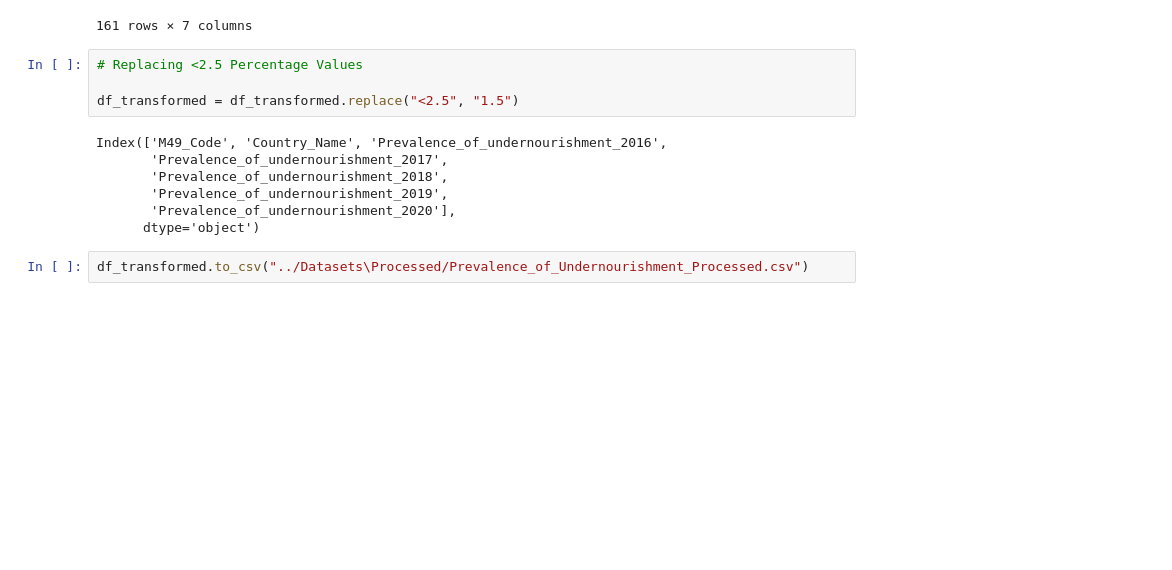
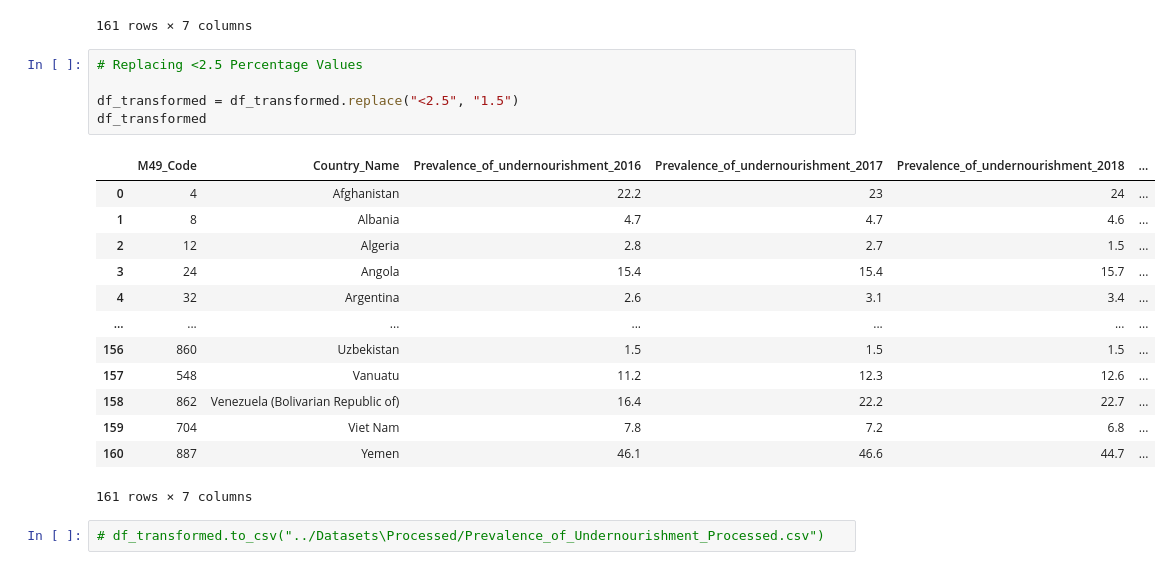
Before and after one commit to Sean2309/10.020_DataDrivenWorld_2D_Project-, a Jupyter notebook: EDA/prevalence_of_undernourishment.ipynb, the cells around one changed output. Cells and saved outputs as stored; diff of their text form; blank space fills up the shorter version.

```diff
--- a/EDA/prevalence_of_undernourishment.ipynb
+++ b/EDA/prevalence_of_undernourishment.ipynb
@@ -147,13 +147,21 @@ df_transformed
 # %%
 # Replacing <2.5 Percentage Values
 
 df_transformed = df_transformed.replace("<2.5", "1.5")
+df_transformed
 # %% [output]
+|  | M49_Code | Country_Name | Prevalence_of_undernourishment_2016 | Prevalence_of_undernourishment_2017 | Prevalence_of_undernourishment_2018 | ... |
+| 0 | 4 | Afghanistan | 22.2 | 23 | 24 | ... |
+| 1 | 8 | Albania | 4.7 | 4.7 | 4.6 | ... |
+| 2 | 12 | Algeria | 2.8 | 2.7 | 1.5 | ... |
+| 3 | 24 | Angola | 15.4 | 15.4 | 15.7 | ... |
+| 4 | 32 | Argentina | 2.6 | 3.1 | 3.4 | ... |
+| ... | ... | ... | ... | ... | ... | ... |
+| 156 | 860 | Uzbekistan | 1.5 | 1.5 | 1.5 | ... |
+| 157 | 548 | Vanuatu | 11.2 | 12.3 | 12.6 | ... |
+| 158 | 862 | Venezuela (Bolivarian Republic of) | 16.4 | 22.2 | 22.7 | ... |
+| 159 | 704 | Viet Nam | 7.8 | 7.2 | 6.8 | ... |
+| 160 | 887 | Yemen | 46.1 | 46.6 | 44.7 | ... |
-Index(['M49_Code', 'Country_Name', 'Prevalence_of_undernourishment_2016',
-       'Prevalence_of_undernourishment_2017',
-       'Prevalence_of_undernourishment_2018',
-       'Prevalence_of_undernourishment_2019',
-       'Prevalence_of_undernourishment_2020'],
-      dtype='object')
+161 rows × 7 columns
 # %%
-df_transformed.to_csv("../Datasets\Processed/Prevalence_of_Undernourishment_Processed.csv")
+# df_transformed.to_csv("../Datasets\Processed/Prevalence_of_Undernourishment_Processed.csv")
```
Also changed, not shown: 5 other files.
